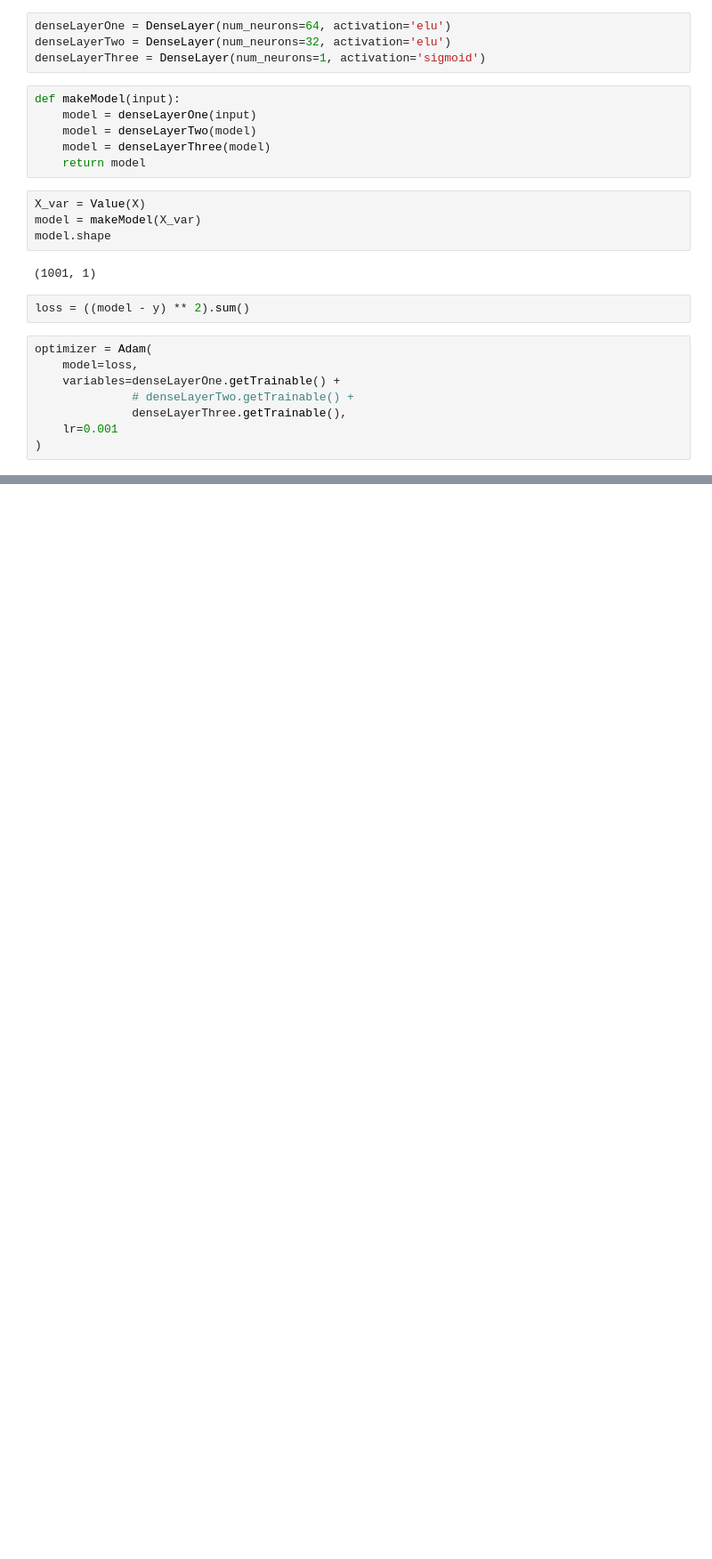
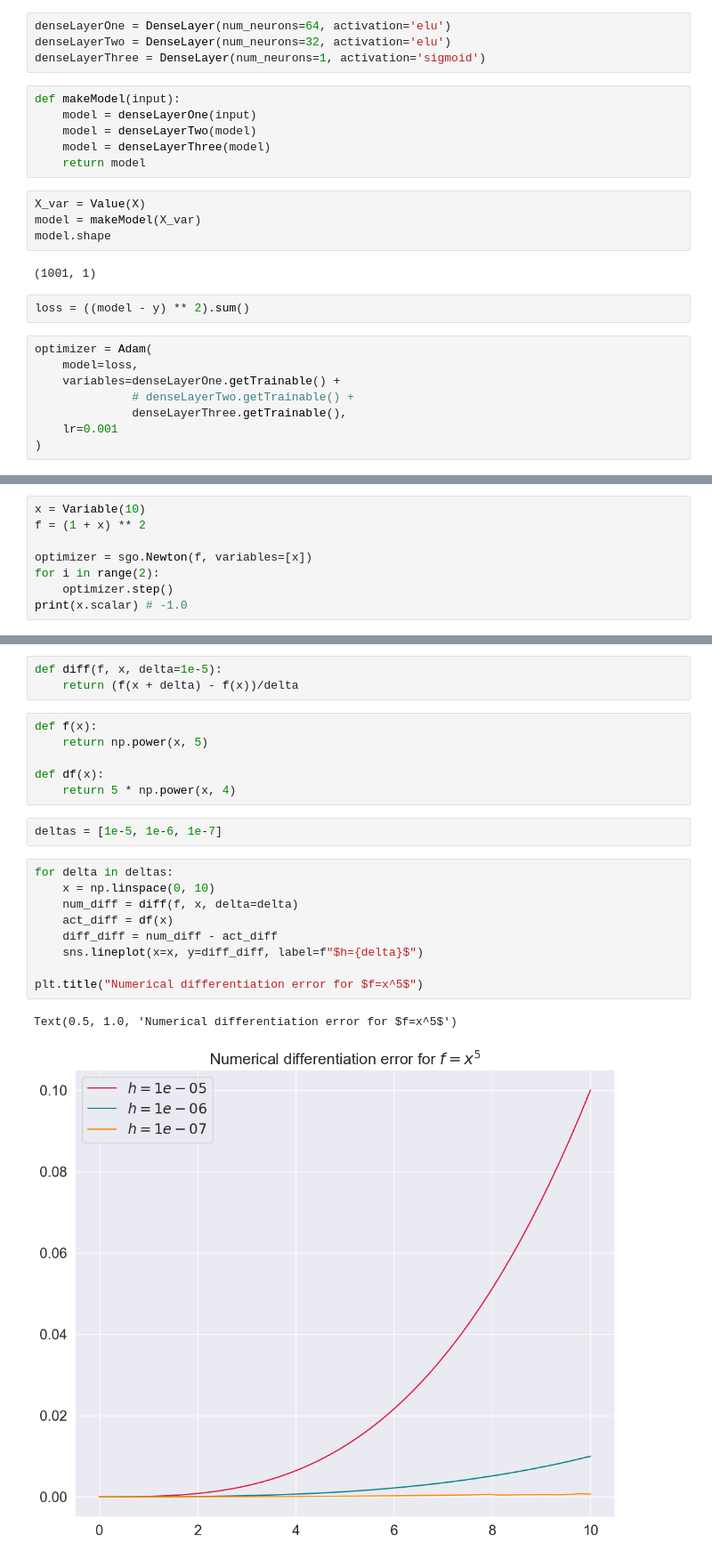
Before and after one commit to AlexRoar/SimpleGrad, a Jupyter notebook: examples/classification.ipynb, the cells around one changed output, grey strips where cells are left out. Shown at 89% size. Cells and saved outputs as stored; diff of their text form; blank space fills up the shorter version.

```diff
--- a/examples/classification.ipynb
+++ b/examples/classification.ipynb
@@ -88,0 +103,8 @@ None
+# %%
+x = Variable(10)
+f = (1 + x) ** 2
+
+optimizer = sgo.Newton(f, variables=[x])
+for i in range(2):
+    optimizer.step()
+print(x.scalar) # -1.0
@@ -88,0 +125,23 @@ None
+# %%
+def diff(f, x, delta=1e-5):
+    return (f(x + delta) - f(x))/delta
+# %%
+def f(x):
+    return np.power(x, 5)
+
+def df(x):
+    return 5 * np.power(x, 4)
+# %%
+deltas = [1e-5, 1e-6, 1e-7]
+# %%
+for delta in deltas:
+    x = np.linspace(0, 10)
+    num_diff = diff(f, x, delta=delta)
+    act_diff = df(x)
+    diff_diff = num_diff - act_diff
+    sns.lineplot(x=x, y=diff_diff, label=f"$h={delta}$")
+
+plt.title("Numerical differentiation error for $f=x^5$")
+# %% [output]
+Text(0.5, 1.0, 'Numerical differentiation error for $f=x^5$')
+[figure, added]
```
Also changed, not shown: parts of 12 cells of this notebook, 8 other files.
